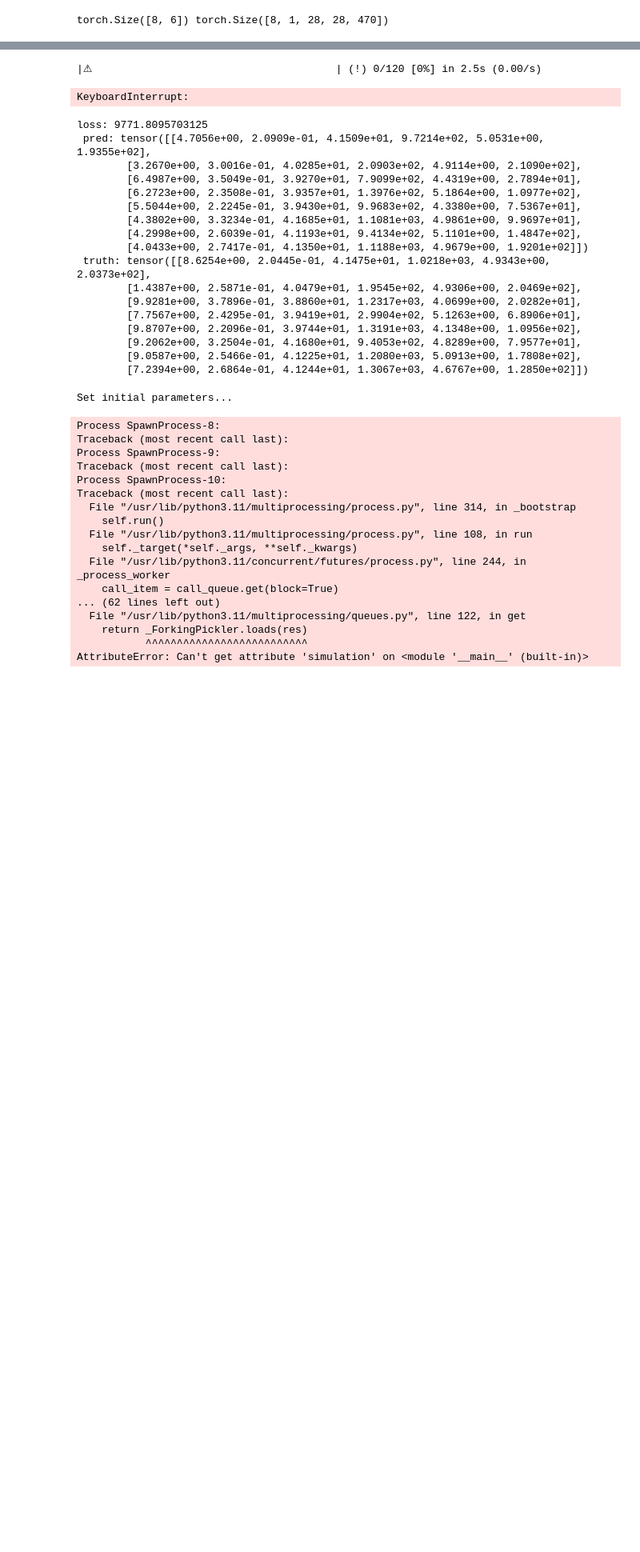
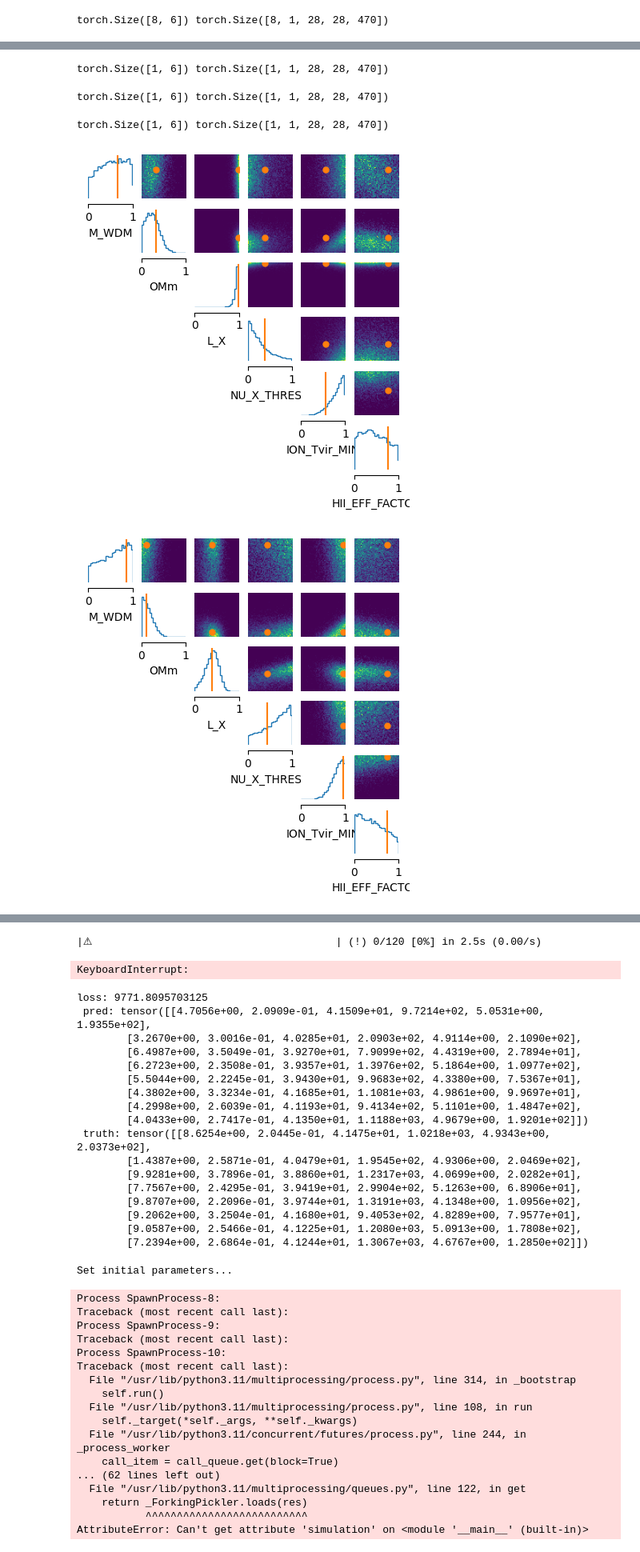
Before and after one commit to astro-ML/21cm-sbi, a Jupyter notebook: runner.ipynb, the cells around one changed output, grey strips where cells are left out. Shown at 80% size. Cells and saved outputs as stored; diff of their text form; code cells hidden in the pictures; blank space fills up the shorter version.

```diff
--- a/runner.ipynb
+++ b/runner.ipynb
@@ -192,0 +149,72 @@ AssertionError: The trailing dimensions of `theta_or_x` do not match the `event_
+# %%
+### NRE ###
+
+
+from sbi.utils.get_nn_models import (
+    classifier_nn
+)  # For SNPE: posterior_nn(), SNLE: likelihood_nn(). For SNRE: classifier_nn()
+from sbi.inference import SNRE
+from sbi import utils, analysis
+
+# load the summary model
+model = ModelHandler(Model = Summary_net_lc_super_smol, device=device)
+model.load_model("./summary_net2.pt")
+
+prior = utils.BoxUniform(low=torch.zeros((6)), high=torch.ones((6)), device=device)
+
+# define the maf
+ratio_estimator = classifier_nn(
+    model = 'resnet', z_score_x='none',  z_score_theta='none'
+)
+
+# train the maf
+inference = SNRE(prior=prior, device=device, classifier=ratio_estimator)
+
+y,x,idx = train_dataloader.dataset()
+
+inference.append_simulations(y,y)
+
+inference.train_indices = [0]
+
+density_net, summary_net, statistics = inference.train(train_dataloader=train_dataloader,
+                                    test_dataloader=test_dataloader,
+                                    optimizer=optimizer,
+                                    optimizer_parameter=optimizer_params,
+                                    summary_net=model.Model,
+                                    train_summary_net_freezed_rounds=50,
+                                    stop_after_epochs=10,
+                                    max_num_epochs=0,
+                                    clip_max_norm=None)
+
+# sample the posterior using the first 3 parameters from the testset
+posterior = inference.build_posterior(density_net, prior=prior)
+
+for i in range(3):
+
+    #idx = np.random.randint(0,x.shape[0])
+    idx = i
+    y,x,_ = test_dataloader.dataset.__getitem__(i)
+    y,x = y.unsqueeze(0), x.unsqueeze(0)
+    print(y.shape, x.shape)
+
+    x = x.to(device)
+
+    x = summary_net(x)
+
+    posterior_samples = posterior.sample((10000,), x=x).to('cpu')
+
+    # plot posterior samples
+    fig, ax = analysis.pairplot(
+        posterior_samples, limits=[[0, 1],[0, 1],[0, 1],[0, 1],[0, 1],[0, 1],], figsize=(5, 5),
+        labels = ["M_WDM", "OMm", "L_X", "NU_X_THRESH", "ION_Tvir_MIN", "HII_EFF_FACTOR"],
+        points= y
+
+    )
+
+    fig.savefig(f"./NRE_{i}.png", dpi=300)
+# %% [output]
+torch.Size([1, 6]) torch.Size([1, 1, 28, 28, 470])
+torch.Size([1, 6]) torch.Size([1, 1, 28, 28, 470])
+torch.Size([1, 6]) torch.Size([1, 1, 28, 28, 470])
+[figure, added]
+[figure, added]
```
Also changed, not shown: parts of 16 cells of this notebook, 1 other file.
